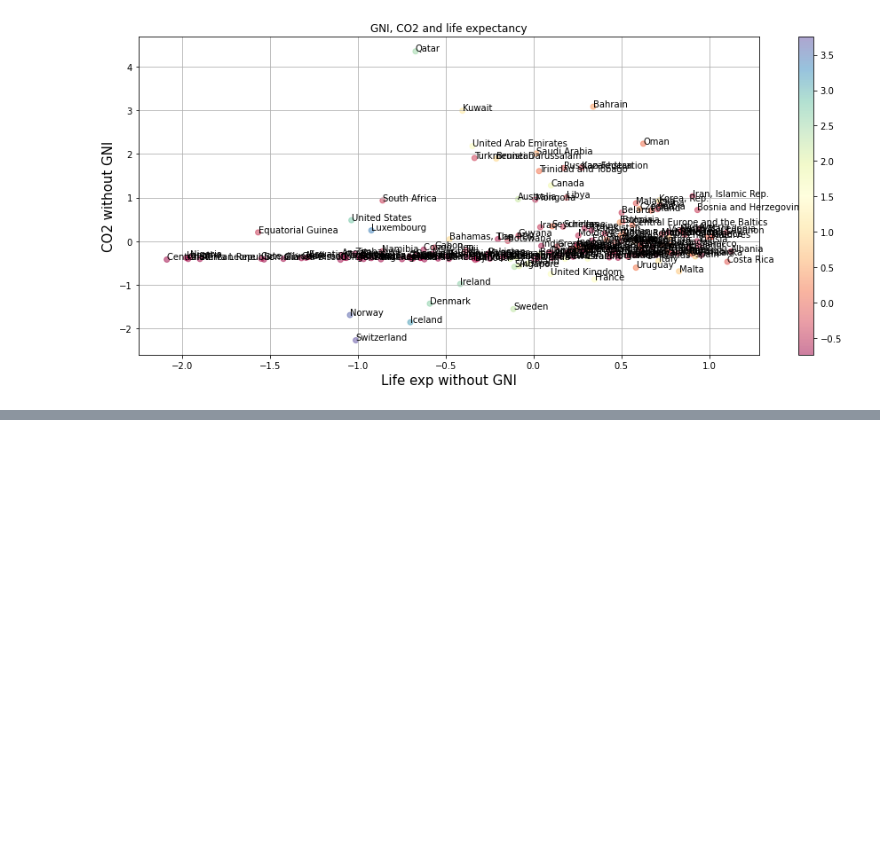
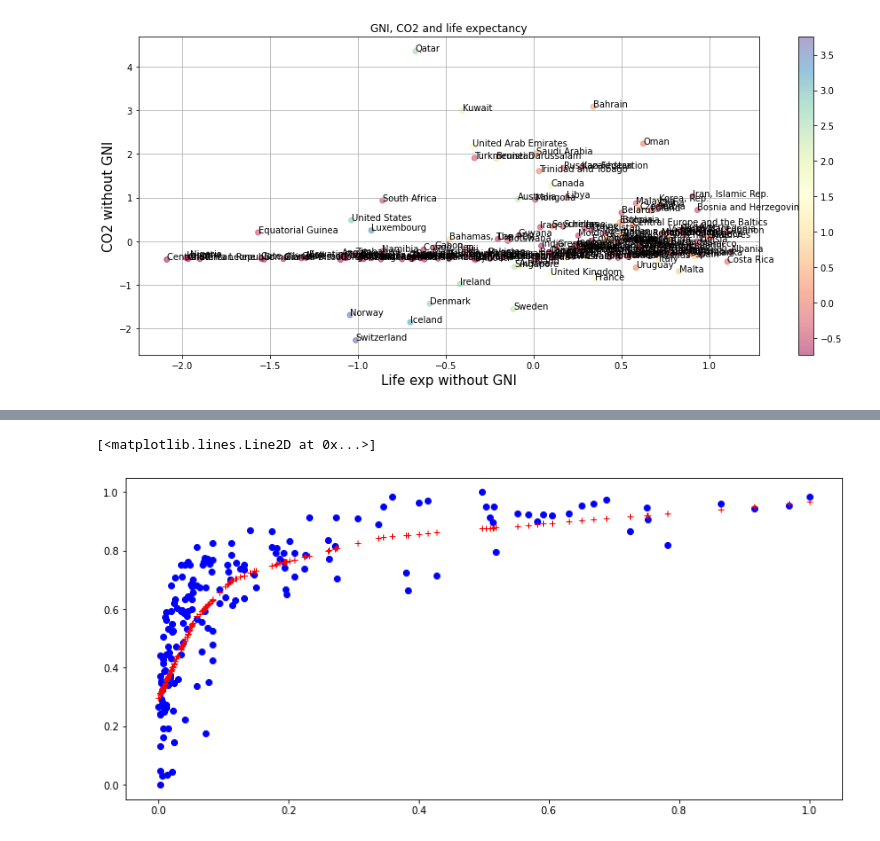
Before and after one commit to Aenori/20221024_public, a Jupyter notebook: jupyter_notebook/D01_world_bank_study.ipynb, the cells around one changed output, grey strips where cells are left out. Saved outputs shown, nothing was run; the diff lists cells and outputs as text; code cells hidden in the pictures; blank space fills up the shorter version.

```diff
--- a/jupyter_notebook/D01_world_bank_study.ipynb
+++ b/jupyter_notebook/D01_world_bank_study.ipynb
@@ -316,0 +319,20 @@ plt.show()
+# %%
+df_norm_2 = df_2019.copy(deep=True)
+
+df_norm_2['life'] = (df_norm_2['2019_life'] - df_norm_2['2019_life'].min()) / (
+    df_norm_2['2019_life'].max() - df_norm_2['2019_life'].min())
+df_norm_2['gni'] = (df_norm_2['2019_gni'] - df_norm_2['2019_gni'].min()) / (
+    df_norm_2['2019_gni'].max() - df_norm_2['2019_gni'].min())
+# %%
+import tensorflow as tf
+
+x = df_norm_2['gni'].values.reshape(-1,1)
+y = df_norm_2['life'].values
+
+model_linear = tf.keras.Sequential([
+    tf.keras.layers.Dense(32, activation='relu'),
+    tf.keras.layers.Dense(32, activation='relu'),
+    tf.keras.layers.Dense(1),
+])
+model_linear.compile(optimizer=tf.keras.optimizers.SGD(0.1), loss='mse')
+history = model_linear.fit(x, y, epochs = 500, verbose = 2)
@@ -316,0 +357,6 @@ plt.show()
+# %%
+import matplotlib.pyplot as plt
+
+plt.plot(x, y, 'bo')
+plt.plot(x, model_linear.predict(x), 'r+')
+# %% [output]
@@ -316,0 +364,2 @@ plt.show()
+[<matplotlib.lines.Line2D at 0x...>]
+[figure, added]
```
Also changed, not shown: parts of 3 cells of this notebook, 4 other files.
